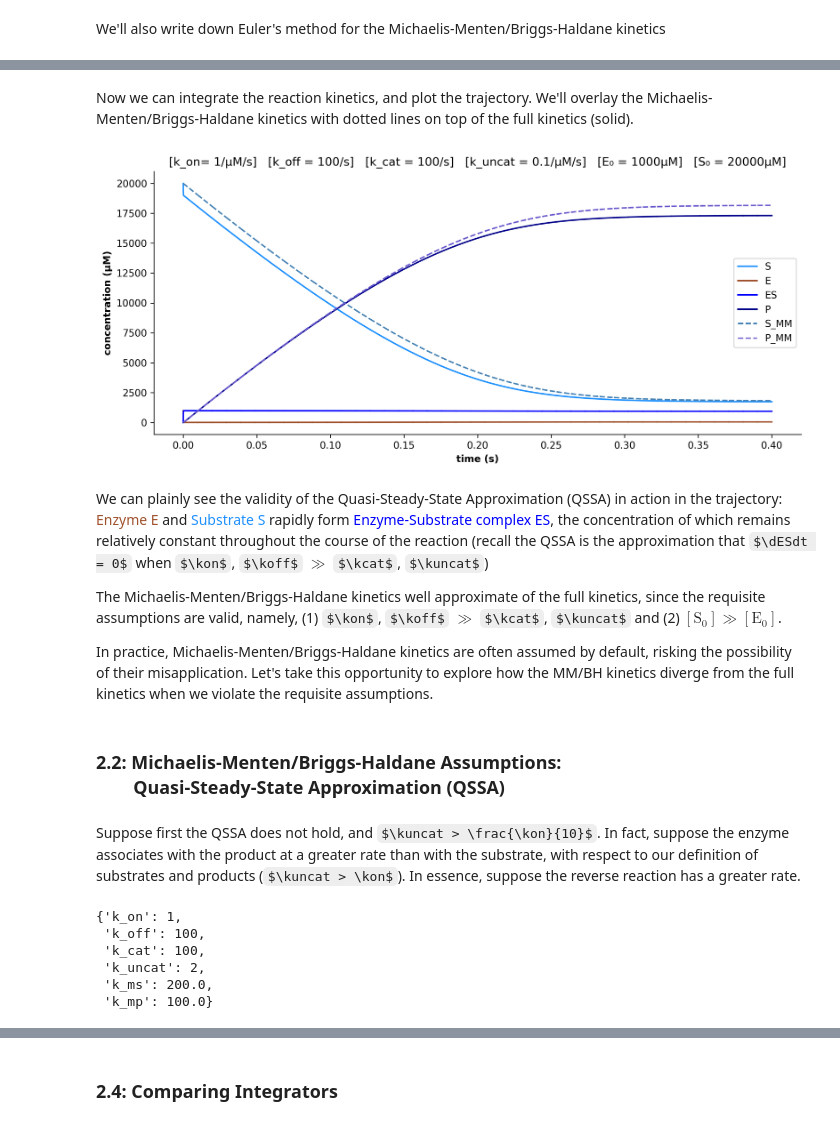
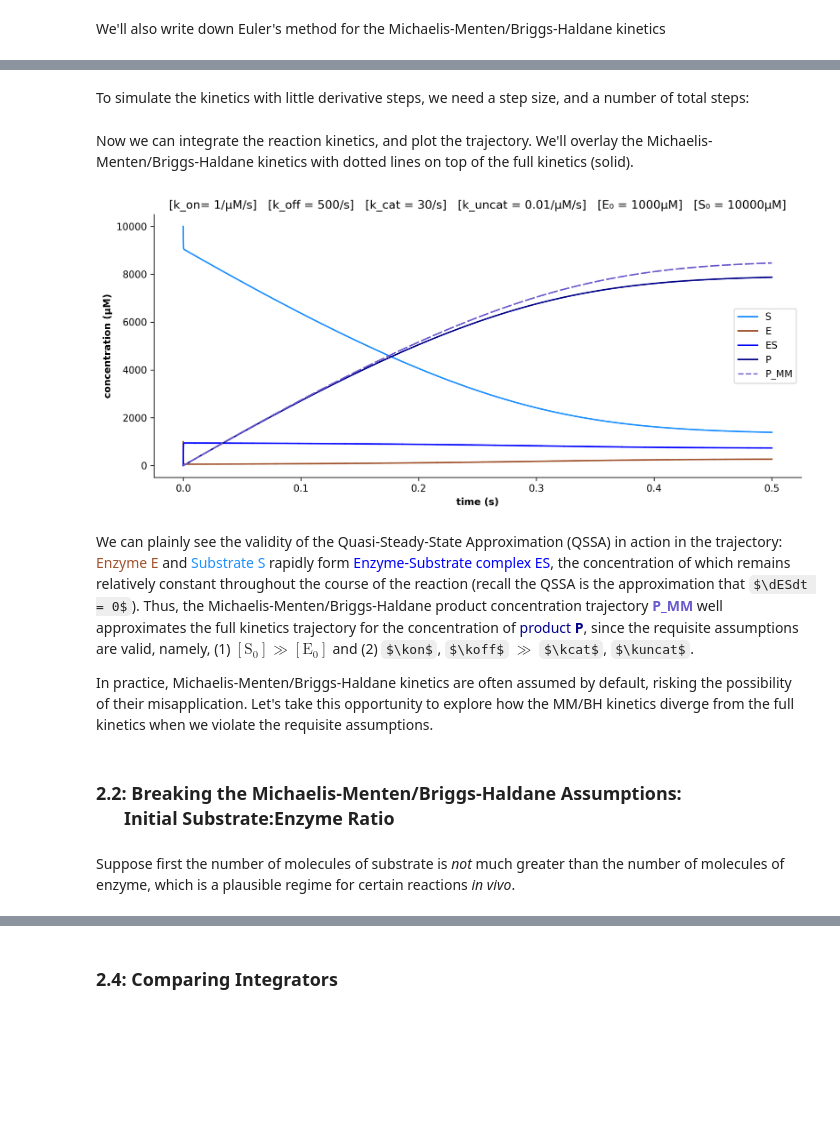
Before and after one commit to alexlenail/back_of_my_envelope, a Jupyter notebook: _notebooks/Enzyme-Kinetic-Parameter-Inference.ipynb, the cells around one changed output, grey strips where cells are left out. Saved outputs shown, nothing was run; the diff lists cells and outputs as text; code cells hidden in the pictures; some formulas as TeX source; blank space fills up the shorter version.

```diff
--- a/_notebooks/Enzyme-Kinetic-Parameter-Inference.ipynb
+++ b/_notebooks/Enzyme-Kinetic-Parameter-Inference.ipynb
@@ -229,21 +238,21 @@ def euler_full(E_0, S_0, dt, steps, **kinetic_params):
 We'll also write down Euler's method for the Michaelis-Menten/Briggs-Haldane kinetics
 # %%
 # define euler_MM(), which integrates the Michaelis-Menten/Briggs-Haldane kinetics
-def euler_MM(E_0, S_0, dt, steps, **kinetic_params):
+def euler_MM(dt, steps, E_0=None, S_0=None, k_on=None, k_off=None, k_cat=None, k_uncat=None, k_ms=None, k_mp=None):
 
     S = S_0
     E = E_0
     P = 0
-    traj = [[S, P]]
+    traj = [P]
 
     for _ in range(int(steps)):
 
-        dPdt = ((k_cat * E * S) / k_ms - (k_off * E * P) / k_mp) / (1 + S / k_ms + P / k_mp)
-        dSdt = -dPdt
+        dP = ((k_cat * E * S) / k_ms - (k_off * E * P) / k_mp) / (1 + S / k_ms + P / k_mp)
+        dS = -dP
 
-        P += dPdt * dt
-        S += dSdt * dt
+        P += dP * dt
+        S += dS * dt
 
-        traj.append([S, P])
+        traj.append(P)
 
-    return pd.DataFrame(traj, columns=['S_MM', 'P_MM'], index=np.arange(0, dt*steps+dt, dt))
+    return pd.Series(traj, name='P_MM', index=np.around(np.linspace(0, dt*steps, int(steps)+1), 6)).to_frame()
@@ -262,11 +259,13 @@ We also need to set the step size for our numerical integration, and the number
+# %% [markdown]
+To simulate the kinetics with little derivative steps, we need a step size, and a number of total steps:
 # %%
 dt = 1e-6
-steps = 1e6
+steps = 5e5
 # %% [markdown]
 Now we can integrate the reaction kinetics, and plot the trajectory. We'll overlay the Michaelis-Menten/Briggs-Haldane kinetics with dotted lines on top of the full kinetics (solid).
 # %%
-traj_full = euler_full(E_0, S_0, dt, steps, **kinetic_params)
-traj_mm = euler_MM(E_0, S_0, dt, steps, **kinetic_params)
+default_traj_full = euler_full(dt, steps, **default_kinetic_params, **default_initial_conditions)
+default_traj_mm = euler_MM(dt, steps, **default_kinetic_params, **default_initial_conditions)
 # %%
 #collapse
 # figure styles
@@ -275,7 +274,7 @@ def fig_style(ax):
     ax.set_xlabel('time (s)',  weight='bold')
     ax.set_ylabel('concentration (μM)',  weight='bold')
 
-def param_string(**kinetic_params):
+def param_string(E_0=None, S_0=None, k_on=None, k_off=None, k_cat=None, k_uncat=None, k_ms=None, k_mp=None):
     return f'[k_on= {k_on}/μM/s]   [k_off = {k_off}/s]   [k_cat = {k_cat}/s]   [k_uncat = {k_uncat}/μM/s]   [E₀ = {int(E_0)}μM]   [S₀ = {int(S_0)}μM]'
 
 c = {
@@ -290,33 +289,15 @@ c = {k:to_hex(v) for k,v in c.items()}
 
 def color(columns): return [c[col] for col in columns]
 # %%
-ax = traj_full.plot.line(title=param_string(**kinetic_params), color=color(traj_full.columns))
-traj_mm.plot.line(ax=ax, color=color(traj_mm.columns), linestyle='--')
+ax = default_traj_full.plot.line(title=param_string(**default_initial_conditions, **default_kinetic_params), color=color(default_traj_full.columns))
+default_traj_mm.plot.line(ax=ax, color=color(default_traj_mm.columns), linestyle='--')
 
 fig_style(ax)
 # %% [output]
-[figure, old version]
+[figure, new version]
 # %% [markdown]
-We can plainly see the validity of the Quasi-Steady-State Approximation (QSSA) in action in the trajectory: <span style='color:#a0522d'>Enzyme E</span> and <span style='color:#1e90ff'>Substrate S</span> rapidly form <span style='color:#0000ff'>Enzyme-Substrate complex ES</span>, the concentration of which remains relatively constant throughout the course of the reaction (recall the QSSA is the approximation that $\dESdt = 0$ when $\kon$, $\koff$ $\gg$ $\kcat$, $\kuncat$)
-
-The Michaelis-Menten/Briggs-Haldane kinetics well approximate of the full kinetics, since the requisite assumptions are valid, namely, (1) $\kon$, $\koff$ $\gg$ $\kcat$, $\kuncat$ and (2) $[\mathrm{S_0}] \gg [\mathrm{E_0}]$.
+We can plainly see the validity of the Quasi-Steady-State Approximation (QSSA) in action in the trajectory: <span style='color:#a0522d'>Enzyme E</span> and <span style='color:#1e90ff'>Substrate S</span> rapidly form <span style='color:#0000ff'>Enzyme-Substrate complex ES</span>, the concentration of which remains relatively constant throughout the course of the reaction (recall the QSSA is the approximation that $\dESdt = 0$). Thus, the Michaelis-Menten/Briggs-Haldane product concentration trajectory <span style='color:#6a5acd'><b>P_MM</b></span> well approximates the full kinetics trajectory for the concentration of <span style='color:#00008b'>product <b>P</b></span>, since the requisite assumptions are valid, namely, (1) $[\mathrm{S_0}] \gg [\mathrm{E_0}]$ and (2) $\kon$, $\koff$ $\gg$ $\kcat$, $\kuncat$.
 
 In practice, Michaelis-Menten/Briggs-Haldane kinetics are often assumed by default, risking the possibility of their misapplication. Let's take this opportunity to explore how the MM/BH kinetics diverge from the full kinetics when we violate the requisite assumptions.
 # %% [markdown]
-### 2.2: Michaelis-Menten/Briggs-Haldane Assumptions: <br /> &nbsp; &nbsp; &nbsp; &nbsp; Quasi-Steady-State Approximation (QSSA)
+### 2.2: Breaking the Michaelis-Menten/Briggs-Haldane Assumptions: <br /> &nbsp; &nbsp; &nbsp; Initial Substrate:Enzyme Ratio
-# %% [markdown]
-Suppose first the QSSA does not hold, and $\kuncat > \frac{\kon}{10}$. In fact, suppose the enzyme associates with the product at a greater rate than with the substrate, with respect to our definition of substrates and products ($\kuncat > \kon$). In essence, suppose the reverse reaction has a greater rate.
-# %%
-k_uncat = 2
-
-kinetic_params['k_uncat'] = k_uncat
-kinetic_params['k_mp'] = (k_off + k_cat) / k_uncat
-
-kinetic_params
-# %% [output]
-{'k_on': 1,
- 'k_off': 100,
- 'k_cat': 100,
- 'k_uncat': 2,
- 'k_ms': 200.0,
- 'k_mp': 100.0}
@@ -325,0 +304,2 @@ traj_mm = euler_MM(E_0, S_0, dt, steps, **kinetic_params)
+# %% [markdown]
+Suppose first the number of molecules of substrate is _not_ much greater than the number of molecules of enzyme, which is a plausible regime for certain reactions _in vivo_.
```
Also changed, not shown: parts of 41 cells of this notebook, 1 other file.
